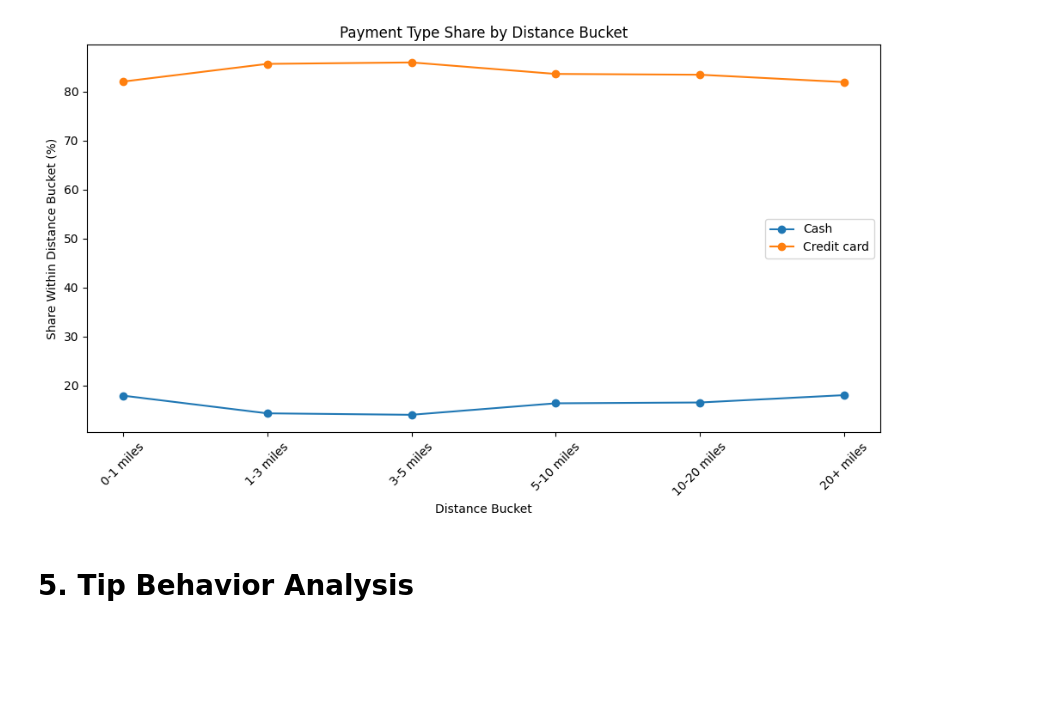
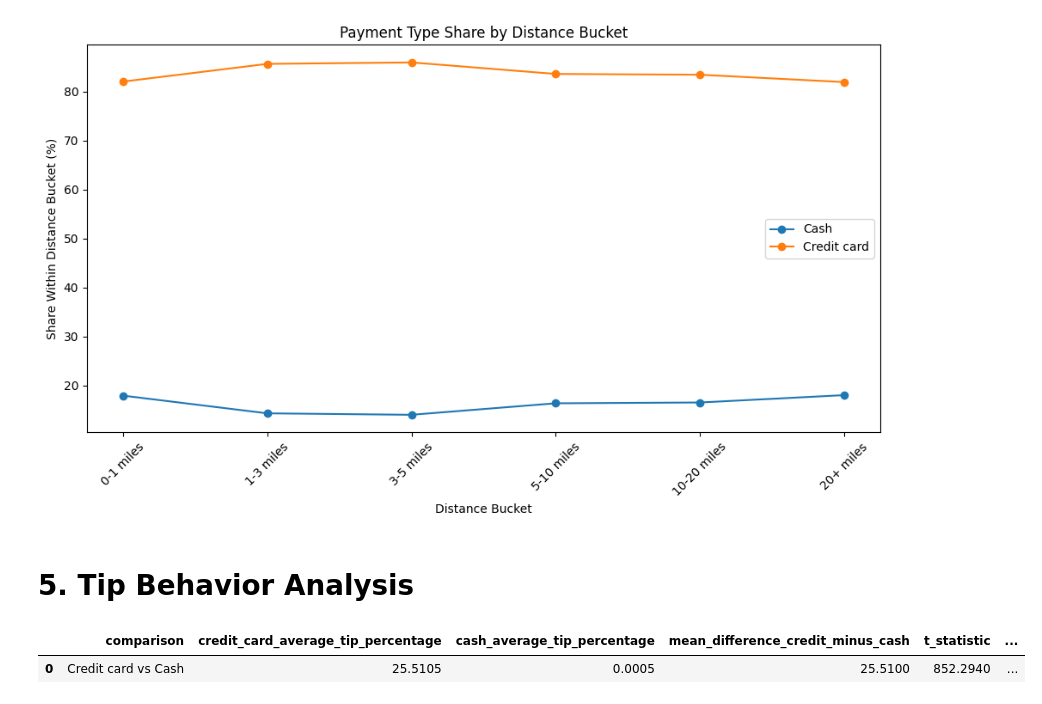
Before and after one commit to angelonels/NYCTaxiTripAnalytics, a Jupyter notebook: notebooks/04_statistical_analysis.ipynb, the cells around one changed output. Saved outputs shown, nothing was run; the diff lists cells and outputs as text; code cells hidden in the pictures; blank space fills up the shorter version.

```diff
--- a/notebooks/04_statistical_analysis.ipynb
+++ b/notebooks/04_statistical_analysis.ipynb
@@ -537,3 +537,56 @@ plt.show()
 [figure]
 # %% [markdown]
 # 5. Tip Behavior Analysis
+# %%
+tip_analysis_dataset = statistical_dataset[
+    statistical_dataset["payment_type_label"].isin(["Credit card", "Cash"])
+].copy()
+
+tip_analysis_sample_size = min(300_000, len(tip_analysis_dataset))
+tip_analysis_sample = tip_analysis_dataset.sample(n=tip_analysis_sample_size, random_state=42)
+
+credit_card_tips = tip_analysis_sample.loc[
+    tip_analysis_sample["payment_type_label"] == "Credit card",
+    "tip_percentage"
+].replace([np.inf, -np.inf], np.nan).dropna()
+
+cash_tips = tip_analysis_sample.loc[
+    tip_analysis_sample["payment_type_label"] == "Cash",
+    "tip_percentage"
+].replace([np.inf, -np.inf], np.nan).dropna()
+
+tip_t_statistic, tip_t_p_value = stats.ttest_ind(
+    credit_card_tips,
+    cash_tips,
+    equal_var=False
+)
+
+tip_mannwhitney_statistic, tip_mannwhitney_p_value = stats.mannwhitneyu(
+    credit_card_tips,
+    cash_tips,
+    alternative="two-sided"
+)
+
+tip_effect_size = cohen_d(credit_card_tips, cash_tips)
+
+tip_test_results = pd.DataFrame({
+    "comparison": ["Credit card vs Cash"],
+    "credit_card_average_tip_percentage": [credit_card_tips.mean()],
+    "cash_average_tip_percentage": [cash_tips.mean()],
+    "mean_difference_credit_minus_cash": [credit_card_tips.mean() - cash_tips.mean()],
+    "t_statistic": [tip_t_statistic],
+    "t_test_p_value": [tip_t_p_value],
+    "t_test_result": [interpret_p_value(tip_t_p_value)],
+    "mannwhitney_u_statistic": [tip_mannwhitney_statistic],
+    "mannwhitney_p_value": [tip_mannwhitney_p_value],
+    "mannwhitney_result": [interpret_p_value(tip_mannwhitney_p_value)],
+    "cohen_d_credit_vs_cash": [tip_effect_size],
+    "interpretation_note": [
+        "Cash tips may be under-recorded, so this result should be treated as recorded-tip behavior, not complete customer tipping behavior."
+    ],
+})
+
+tip_test_results
+# %% [output]
+|  | comparison | credit_card_average_tip_percentage | cash_average_tip_percentage | mean_difference_credit_minus_cash | t_statistic | ... |
+| 0 | Credit card vs Cash | 25.5105 | 0.0005 | 25.5100 | 852.2940 | ... |
```
